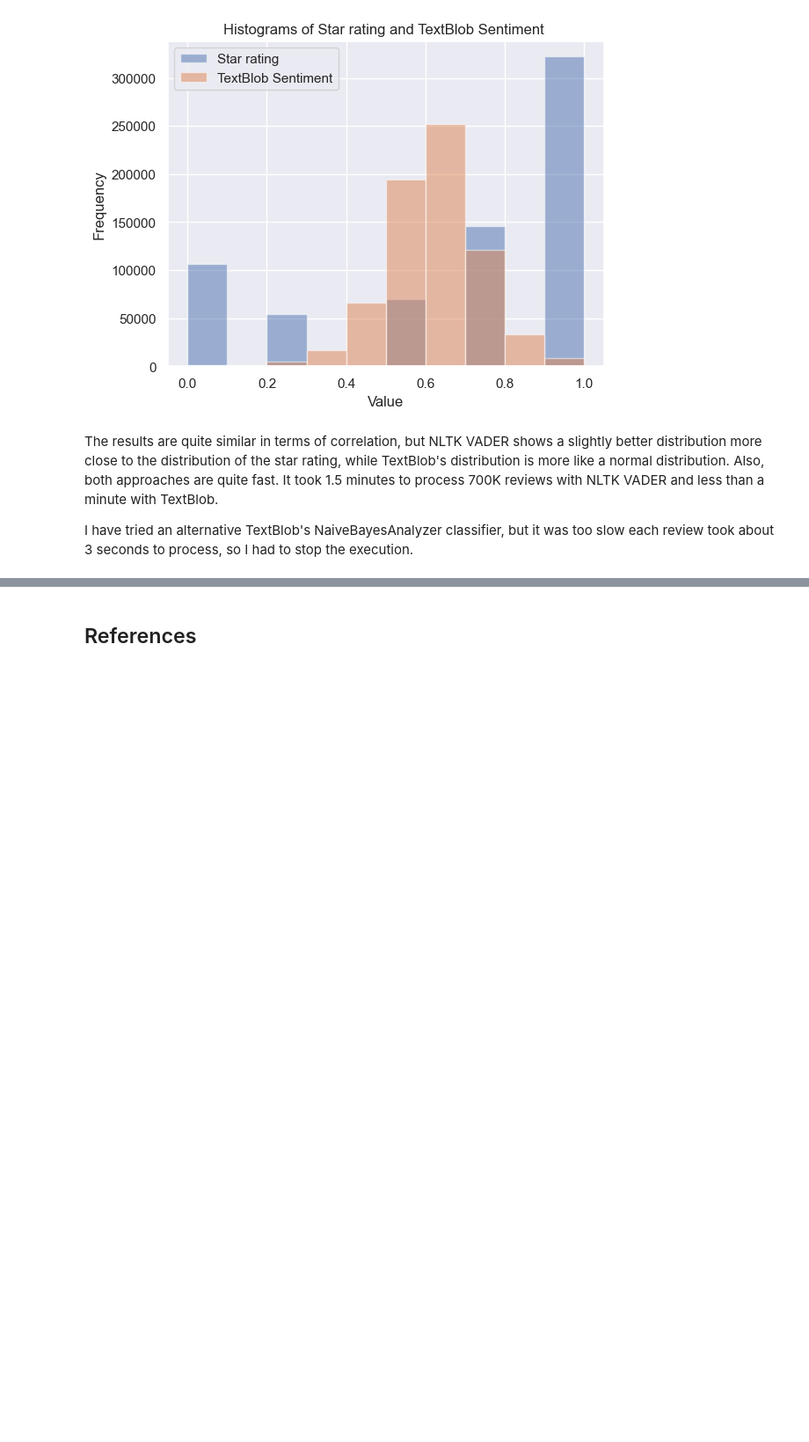
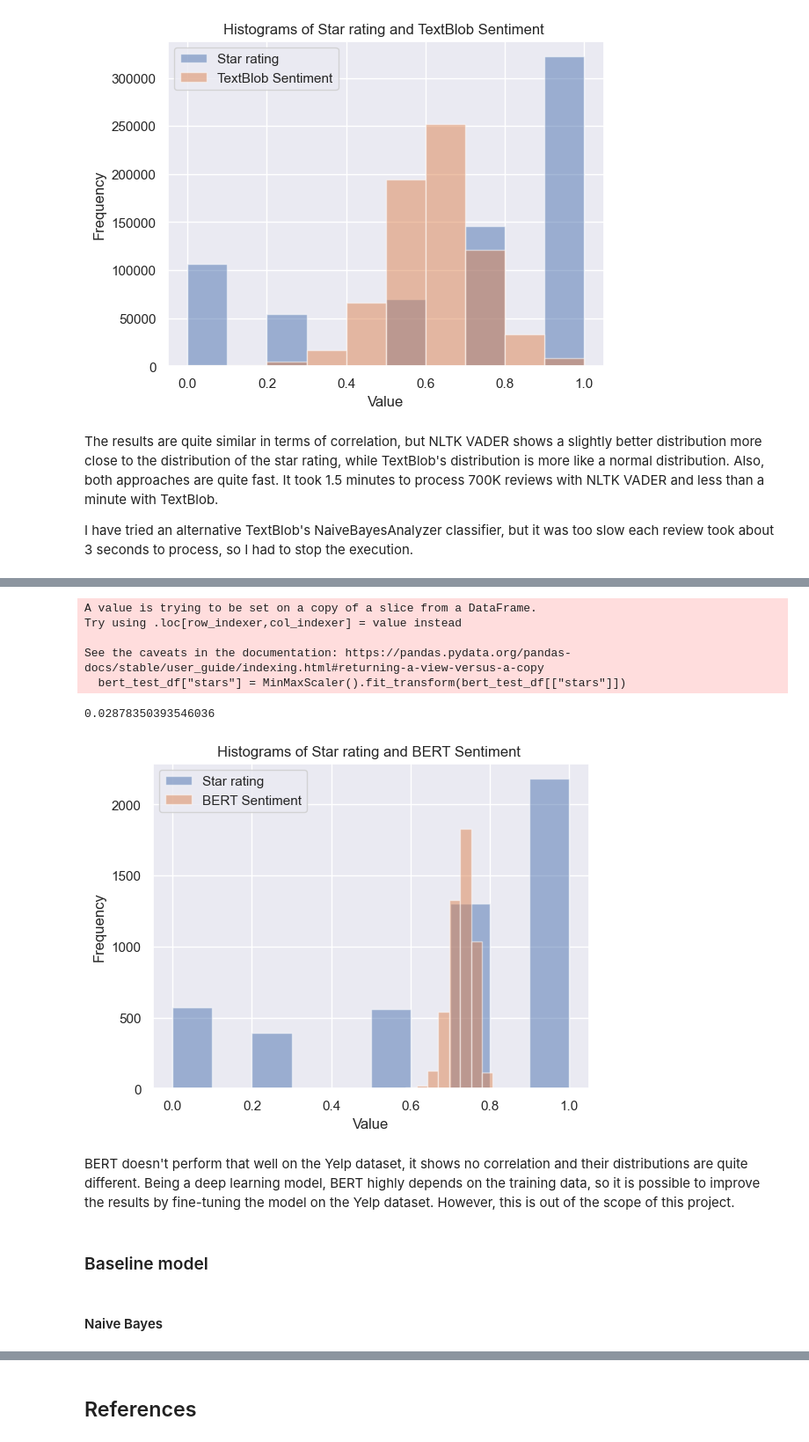
Before and after one commit to plashchynski/cm3060_nlp_midterm, a Jupyter notebook: report.ipynb, the cells around one changed output, grey strips where cells are left out. Shown: that part at 88% size. Drawn from its saved outputs; the diff is of its cells as text; code cells hidden in the pictures; blank space fills up the shorter version.

Commit message:
Add BERT, Naive Bayes, and SVM

```diff
--- a/report.ipynb
+++ b/report.ipynb
@@ -257,0 +319,6 @@ I have tried an alternative TextBlob's NaiveBayesAnalyzer classifier, but it was
+# %%
+bert_test_df = test_df[:5000]
+# %%
+bert_results = bert_test_df.progress_apply(get_bert_sentiment, args=[sentiment_pipeline], axis=1)
+# %%
+bert_test_df["bert_results"] = bert_results
@@ -257,0 +343,32 @@ I have tried an alternative TextBlob's NaiveBayesAnalyzer classifier, but it was
+# %%
+bert_test_df["stars"] = MinMaxScaler().fit_transform(bert_test_df[["stars"]])
+# %% [output]
+A value is trying to be set on a copy of a slice from a DataFrame.
+Try using .loc[row_indexer,col_indexer] = value instead
+
+See the caveats in the documentation: https://pandas.pydata.org/pandas-docs/stable/user_guide/indexing.html#returning-a-view-versus-a-copy
+  bert_test_df["stars"] = MinMaxScaler().fit_transform(bert_test_df[["stars"]])
+# %%
+correlation = bert_test_df['stars'].corr(bert_test_df['bert_results'])
+correlation
+# %% [output]
+0.02878350393546036
+# %%
+plt.hist(bert_test_df['stars'], alpha=0.5, label='Star rating')
+plt.hist(bert_test_df['bert_results'], alpha=0.5, label='BERT Sentiment')
+
+plt.xlabel('Value')
+plt.ylabel('Frequency')
+plt.title('Histograms of Star rating and BERT Sentiment ')
+plt.legend()
+
+# Show the plot
+plt.show()
+# %% [output]
+[figure, added]
+# %% [markdown]
+BERT doesn't perform that well on the Yelp dataset, it shows no correlation and their distributions are quite different. Being a deep learning model, BERT highly depends on the training data, so it is possible to improve the results by fine-tuning the model on the Yelp dataset. However, this is out of the scope of this project.
+# %% [markdown]
+### Baseline model
+# %% [markdown]
+#### Naive Bayes
```
Also changed, not shown: parts of 60 cells of this notebook, 1 other file.
